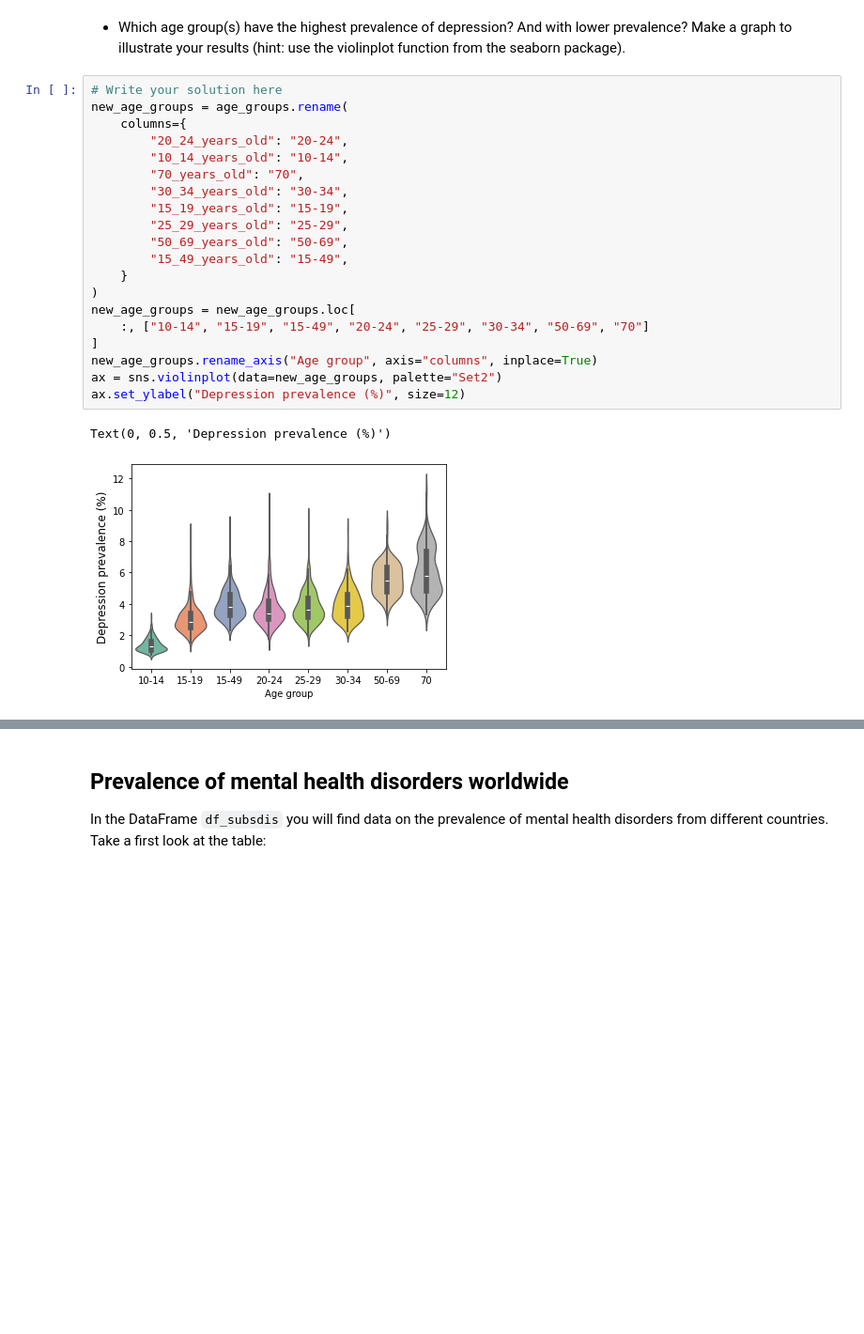
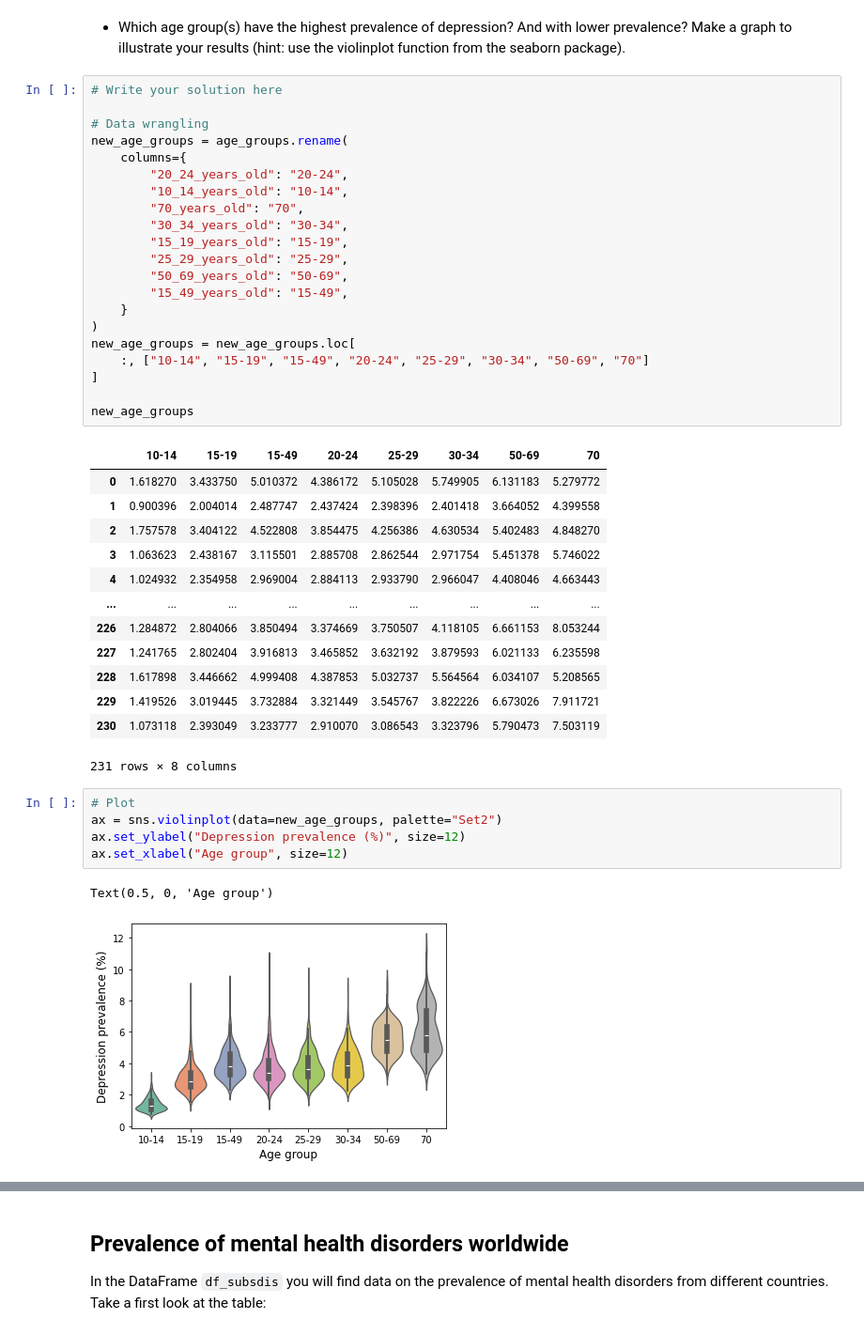
Before and after one commit to renatoparedes/OSS-Python, a Jupyter notebook: Predictive_Models/Solutions_Descriptive_Statistics.ipynb, the cells around one changed output, grey strips where cells are left out. Shown: that part at 94% size. Saved outputs shown, nothing was run; the diff lists cells and outputs as text; blank space fills up the shorter version.

```diff
--- a/Predictive_Models/Solutions_Descriptive_Statistics.ipynb
+++ b/Predictive_Models/Solutions_Descriptive_Statistics.ipynb
@@ -64,6 +64,8 @@ pd.concat([report, skew.to_frame().T, kurt.to_frame().T])
 - Which age group(s) have the highest prevalence of depression? And with lower prevalence? Make a graph to illustrate your results (hint: use the violinplot function from the seaborn package).
 # %%
 # Write your solution here
+
+# Data wrangling
 new_age_groups = age_groups.rename(
     columns={
         "20_24_years_old": "20-24",
@@ -79,9 +81,27 @@ new_age_groups = age_groups.rename(
 new_age_groups = new_age_groups.loc[
     :, ["10-14", "15-19", "15-49", "20-24", "25-29", "30-34", "50-69", "70"]
 ]
-new_age_groups.rename_axis("Age group", axis="columns", inplace=True)
-ax = sns.violinplot(data=new_age_groups, palette="Set2")
-ax.set_ylabel("Depression prevalence (%)", size=12)
+
+new_age_groups
 # %% [output]
+|  | 10-14 | 15-19 | 15-49 | 20-24 | 25-29 | 30-34 | 50-69 | 70 |
+| 0 | 1.618270 | 3.433750 | 5.010372 | 4.386172 | 5.105028 | 5.749905 | 6.131183 | 5.279772 |
+| 1 | 0.900396 | 2.004014 | 2.487747 | 2.437424 | 2.398396 | 2.401418 | 3.664052 | 4.399558 |
+| 2 | 1.757578 | 3.404122 | 4.522808 | 3.854475 | 4.256386 | 4.630534 | 5.402483 | 4.848270 |
+| 3 | 1.063623 | 2.438167 | 3.115501 | 2.885708 | 2.862544 | 2.971754 | 5.451378 | 5.746022 |
+| 4 | 1.024932 | 2.354958 | 2.969004 | 2.884113 | 2.933790 | 2.966047 | 4.408046 | 4.663443 |
+| ... | ... | ... | ... | ... | ... | ... | ... | ... |
+| 226 | 1.284872 | 2.804066 | 3.850494 | 3.374669 | 3.750507 | 4.118105 | 6.661153 | 8.053244 |
+| 227 | 1.241765 | 2.802404 | 3.916813 | 3.465852 | 3.632192 | 3.879593 | 6.021133 | 6.235598 |
+| 228 | 1.617898 | 3.446662 | 4.999408 | 4.387853 | 5.032737 | 5.564564 | 6.034107 | 5.208565 |
+| 229 | 1.419526 | 3.019445 | 3.732884 | 3.321449 | 3.545767 | 3.822226 | 6.673026 | 7.911721 |
+| 230 | 1.073118 | 2.393049 | 3.233777 | 2.910070 | 3.086543 | 3.323796 | 5.790473 | 7.503119 |
-Text(0, 0.5, 'Depression prevalence (%)')
+231 rows × 8 columns
-[figure, removed]
+# %%
+# Plot
+ax = sns.violinplot(data=new_age_groups, palette="Set2")
+ax.set_ylabel("Depression prevalence (%)", size=12)
+ax.set_xlabel("Age group", size=12)
+# %% [output]
+Text(0.5, 0, 'Age group')
+[figure, added]
```
Also changed, not shown: parts of 2 cells of this notebook, 4 other files.
